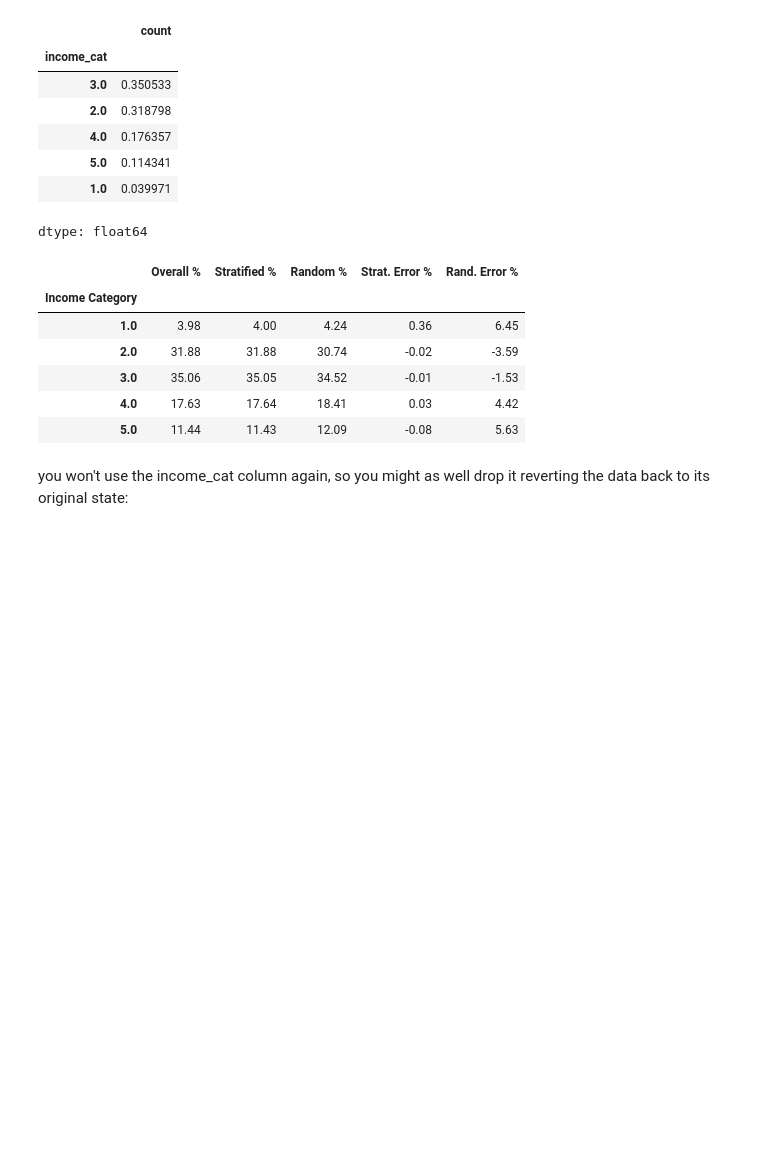
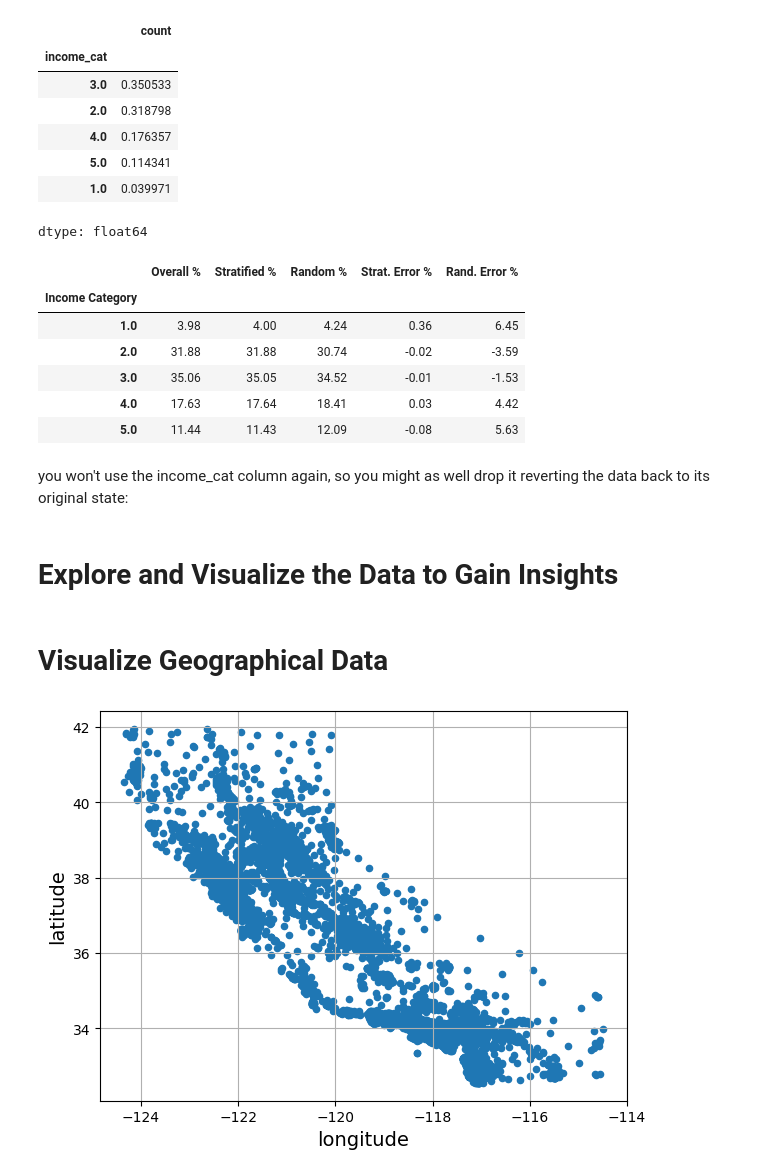
Before and after one commit to Wil1756/House-Price-Predictions, a Jupyter notebook: Housing_Price_Predictor.ipynb, the cells around one changed output. Saved outputs shown, nothing was run; the diff lists cells and outputs as text; code cells hidden in the pictures; blank space fills up the shorter version.

```diff
--- a/Housing_Price_Predictor.ipynb
+++ b/Housing_Price_Predictor.ipynb
@@ -116,7 +116,7 @@ housing.describe()
 # %%
 # extra code – code to save the figures as high-res PNGs for the book
 
-IMAGES_PATH = Path() / "images" / "housing_price_predictor"
+IMAGES_PATH = Path() / "images" / "end_to_end_project"
 IMAGES_PATH.mkdir(parents=True, exist_ok=True)
 
 def save_fig(fig_id, tight_layout=True, fig_extension="png", resoultion=300):
@@ -283,3 +283,15 @@ you won't use the income_cat column again, so you might as well drop it revertin
 # %%
 for set_ in (strat_train_set, strat_test_set):
     set_.drop("income_cat", axis=1, inplace=True)
+# %% [markdown]
+# Explore and Visualize the Data to Gain Insights
+# %%
+housing = strat_train_set.copy()
+# %% [markdown]
+# Visualize Geographical Data
+# %%
+housing.plot(kind="scatter", x="longitude", y="latitude", grid=True)
+save_fig("bad_visualization_plot") # extra code
+plt.show()
+# %% [output]
+[figure, added]
```
Also changed, not shown: parts of 21 cells of this notebook.
